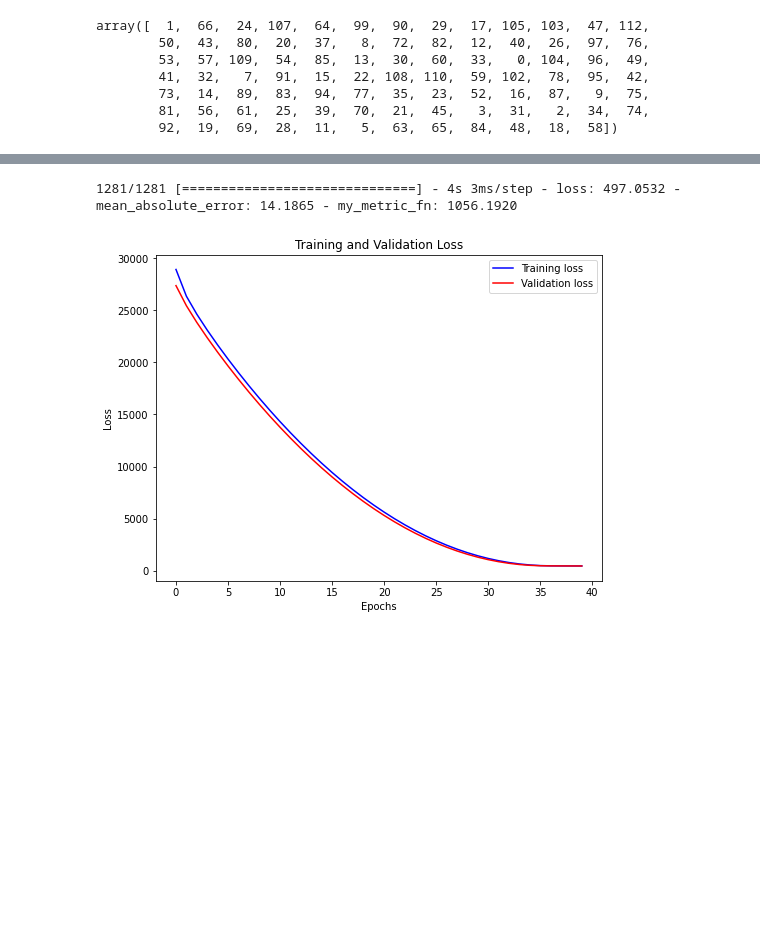
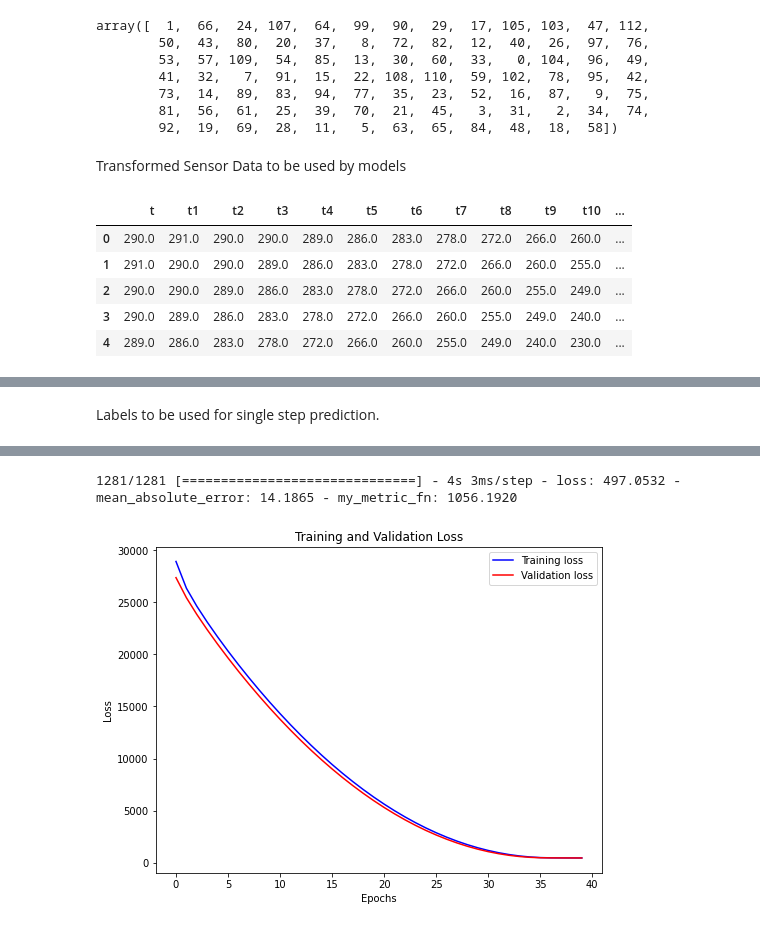
Before and after one commit to warisqr007/Time-Series-Forecasting, a Jupyter notebook: Assigmnet_TSA.ipynb, the cells around one changed output, grey strips where cells are left out. Drawn from its saved outputs; the diff is of its cells as text; code cells hidden in the pictures; blank space fills up the shorter version.

```diff
--- a/Assigmnet_TSA.ipynb
+++ b/Assigmnet_TSA.ipynb
@@ -76,6 +84,17 @@ for i in range(113):
 # %%
 initialTestSet = pd.concat(testSetDataFrames)
 initialTrainingSet = pd.concat(trainSetDataFrames)
+# %% [markdown]
+Transformed Sensor Data to be used by models
+# %%
+initialTrainingSet.head(5)
+# %% [output]
+|  | t | t1 | t2 | t3 | t4 | t5 | t6 | t7 | t8 | t9 | t10 | ... |
+| 0 | 290.0 | 291.0 | 290.0 | 290.0 | 289.0 | 286.0 | 283.0 | 278.0 | 272.0 | 266.0 | 260.0 | ... |
+| 1 | 291.0 | 290.0 | 290.0 | 289.0 | 286.0 | 283.0 | 278.0 | 272.0 | 266.0 | 260.0 | 255.0 | ... |
+| 2 | 290.0 | 290.0 | 289.0 | 286.0 | 283.0 | 278.0 | 272.0 | 266.0 | 260.0 | 255.0 | 249.0 | ... |
+| 3 | 290.0 | 289.0 | 286.0 | 283.0 | 278.0 | 272.0 | 266.0 | 260.0 | 255.0 | 249.0 | 240.0 | ... |
+| 4 | 289.0 | 286.0 | 283.0 | 278.0 | 272.0 | 266.0 | 260.0 | 255.0 | 249.0 | 240.0 | 230.0 | ... |
 # %%
 initialTrainingSet.describe()
 # %% [output]
@@ -115 +132,3 @@ X_test = initialTestSet.drop(['t48', 't49', 't50', 't51', 't52', 't53', 't54'],
 y_test = initialTestSet[['t48', 't49', 't50', 't51', 't52', 't53', 't54']]
+# %% [markdown]
+Labels to be used for single step prediction.
```
Also changed, not shown: parts of 12 cells of this notebook.
